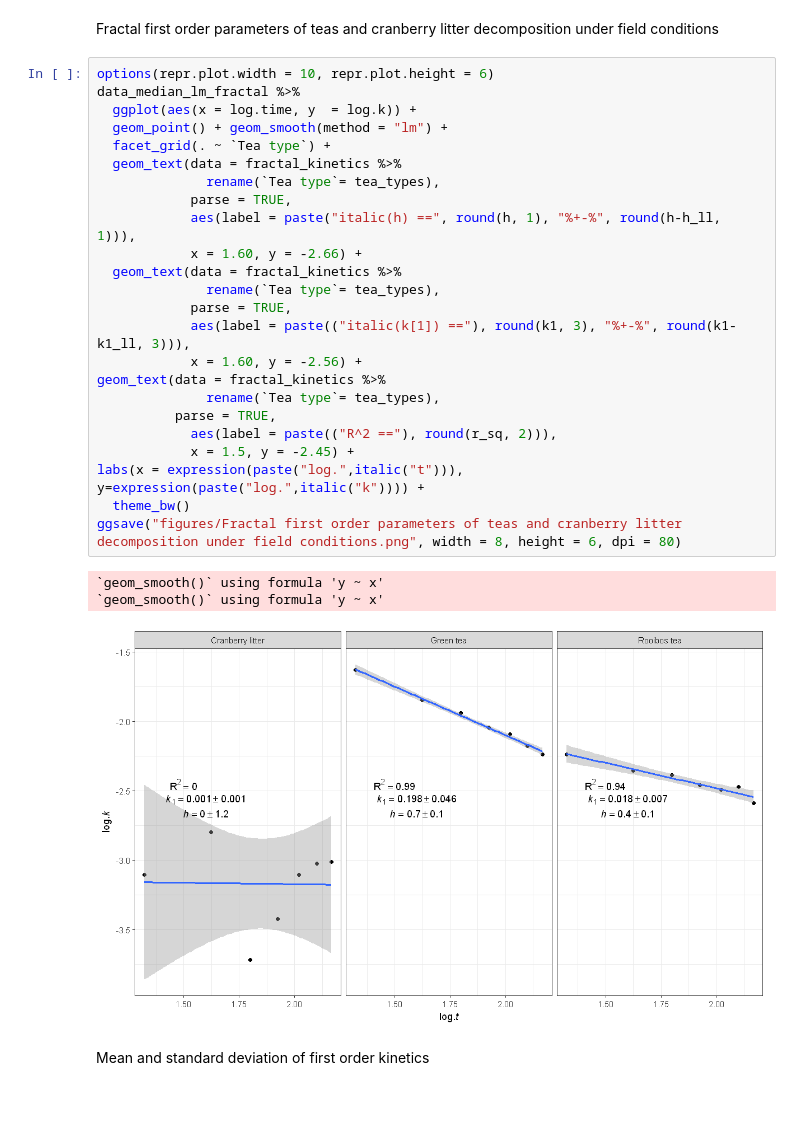
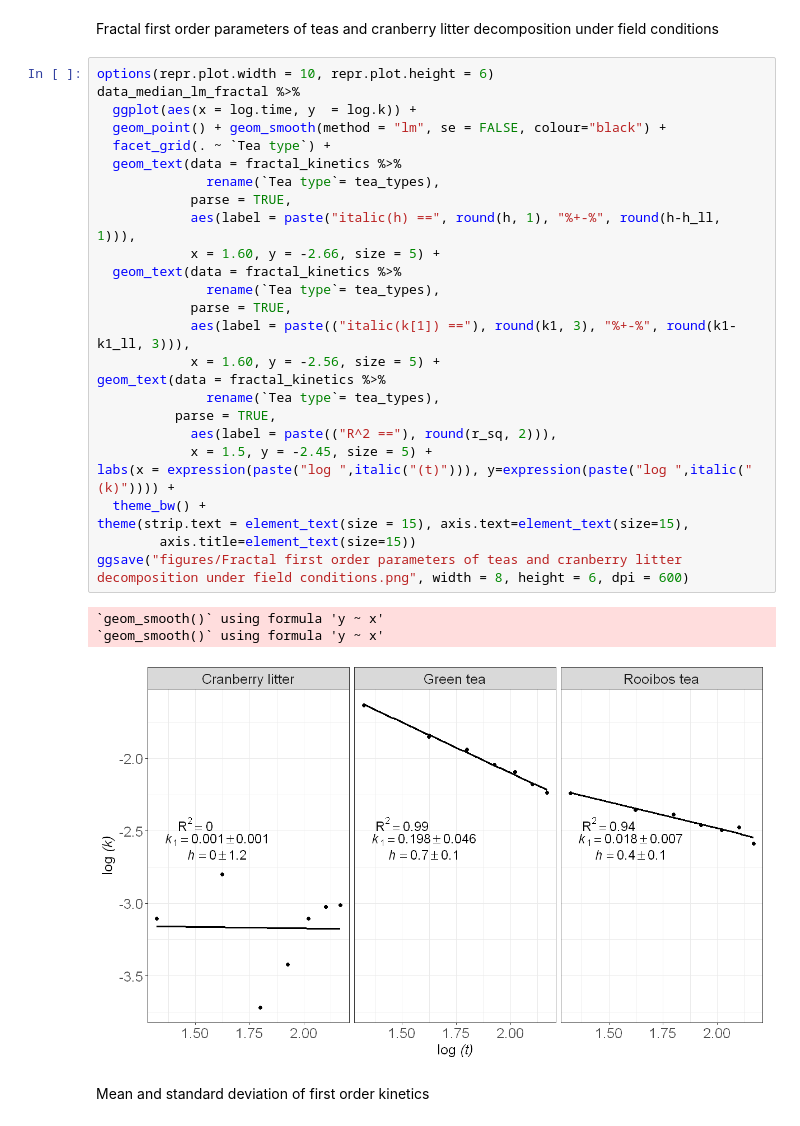
Before and after one commit to DosouYovoW/TeaBag_Projet, a Jupyter notebook: stats.ipynb, the cells around one changed output. Cells and saved outputs as stored; diff of their text form.

```diff
--- a/stats.ipynb
+++ b/stats.ipynb
@@ -599,30 +774,32 @@ Fractal first order parameters of teas and cranberry litter decomposition under
 # %%
 options(repr.plot.width = 10, repr.plot.height = 6)
 data_median_lm_fractal %>%
   ggplot(aes(x = log.time, y  = log.k)) +
-  geom_point() + geom_smooth(method = "lm") +
+  geom_point() + geom_smooth(method = "lm", se = FALSE, colour="black") +
   facet_grid(. ~ `Tea type`) +
   geom_text(data = fractal_kinetics %>%
               rename(`Tea type`= tea_types),
             parse = TRUE,
             aes(label = paste("italic(h) ==", round(h, 1), "%+-%", round(h-h_ll, 1))),
-            x = 1.60, y = -2.66) +
+            x = 1.60, y = -2.66, size = 5) +
   geom_text(data = fractal_kinetics %>%
               rename(`Tea type`= tea_types),
             parse = TRUE,
             aes(label = paste(("italic(k[1]) =="), round(k1, 3), "%+-%", round(k1- k1_ll, 3))),
-            x = 1.60, y = -2.56) +
+            x = 1.60, y = -2.56, size = 5) +
 geom_text(data = fractal_kinetics %>%
               rename(`Tea type`= tea_types),
           parse = TRUE,
             aes(label = paste(("R^2 =="), round(r_sq, 2))),
-            x = 1.5, y = -2.45) +
-labs(x = expression(paste("log.",italic("t"))), y=expression(paste("log.",italic("k")))) +
-  theme_bw()
-ggsave("figures/Fractal first order parameters of teas and cranberry litter decomposition under field conditions.png", width = 8, height = 6, dpi = 80)
+            x = 1.5, y = -2.45, size = 5) +
+labs(x = expression(paste("log ",italic("(t)"))), y=expression(paste("log ",italic("(k)")))) +
+  theme_bw() +
+theme(strip.text = element_text(size = 15), axis.text=element_text(size=15),
+        axis.title=element_text(size=15))
+ggsave("figures/Fractal first order parameters of teas and cranberry litter decomposition under field conditions.png", width = 8, height = 6, dpi = 600)
 # %% [output]
 `geom_smooth()` using formula 'y ~ x'
 `geom_smooth()` using formula 'y ~ x'
-[figure, old version]
+[figure, new version]
 # %% [markdown]
 Mean and standard deviation of first order kinetics
```
Also changed, not shown: parts of 39 cells of this notebook, 9 other files.
